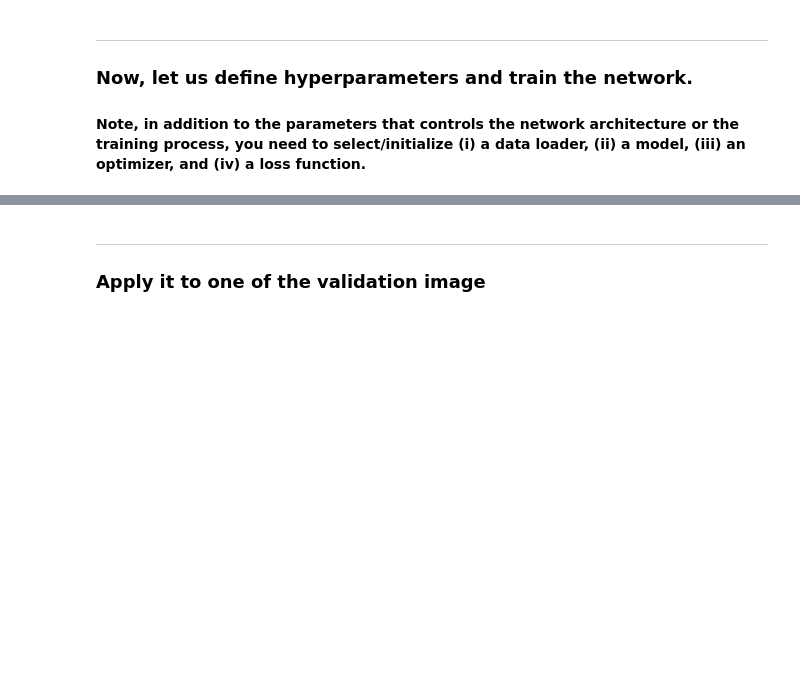
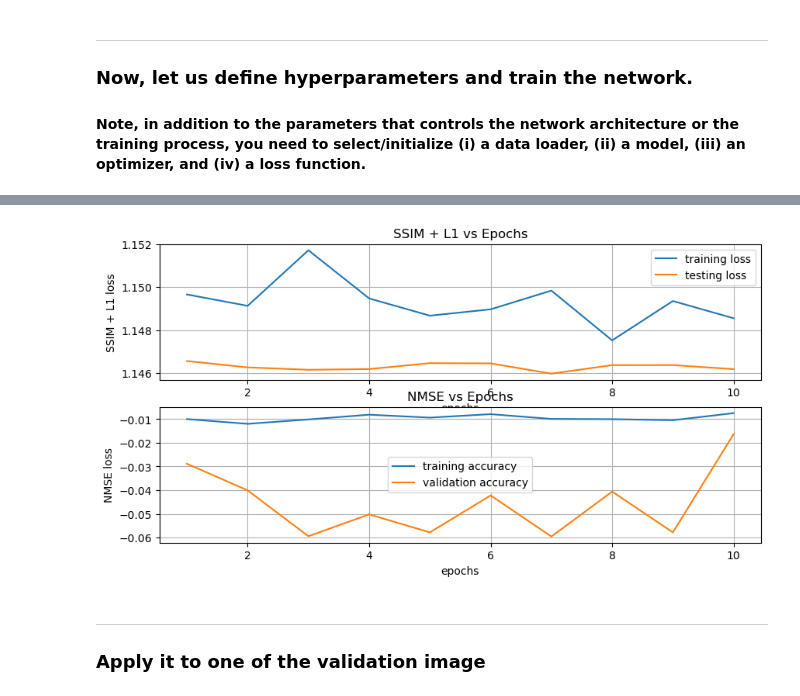
Before and after one commit to gwherb/Final-Project-Group-Work-5710, a Jupyter notebook: UNet_w_SSIM_L1.ipynb, the cells around one changed output, grey strips where cells are left out. Drawn from its saved outputs; the diff is of its cells as text; code cells hidden in the pictures; blank space fills up the shorter version.

```diff
--- a/UNet_w_SSIM_L1.ipynb
+++ b/UNet_w_SSIM_L1.ipynb
@@ -364,0 +409,26 @@ Length of Testing loss: 250
+# %%
+batch_size = 1  # Number of complete images in each batch
+lr = 1e-3  # Learning rate
+sig = 0.1  # Noise std
+num_epoch = 10  # Epochs
+# %%
+# Initilize the model, criterion, and optimizer
+
+# Model, criterion, and optimizer
+train_loader = create_loader(train_dataset, batch_size)
+val_loader = create_loader(val_dataset, batch_size)
+trivial_model = TrivialNet() # Pick a model
+if is_cuda:
+    model = model.to(device)
+opt = optim.Adam(model.parameters(), lr=lr) # Pick an optimizer
+# criterion = nn.MSELoss() # Pick a loss function
+# criterion = nmse_loss
+criterion = SSIM_L1_loss
+avg_train_losses = []
+avg_test_losses = []
+avg_nmse_tr_loss = []
+avg_nmse_te_loss = []
+epoch = 0
+# %%
+train_model(trivial_model, opt, criterion, train_loader, val_loader, num_epoch, sig, avg_train_losses, avg_test_losses, avg_nmse_tr_loss, avg_nmse_te_loss, epoch, save = False)
+# %% [output]
@@ -365,3 +450,4 @@ Length of Testing loss: 250
+[figure, added]
 # %% [markdown]
 ___
 ### Apply it to one of the validation image
```
Also changed, not shown: parts of 17 cells of this notebook.
